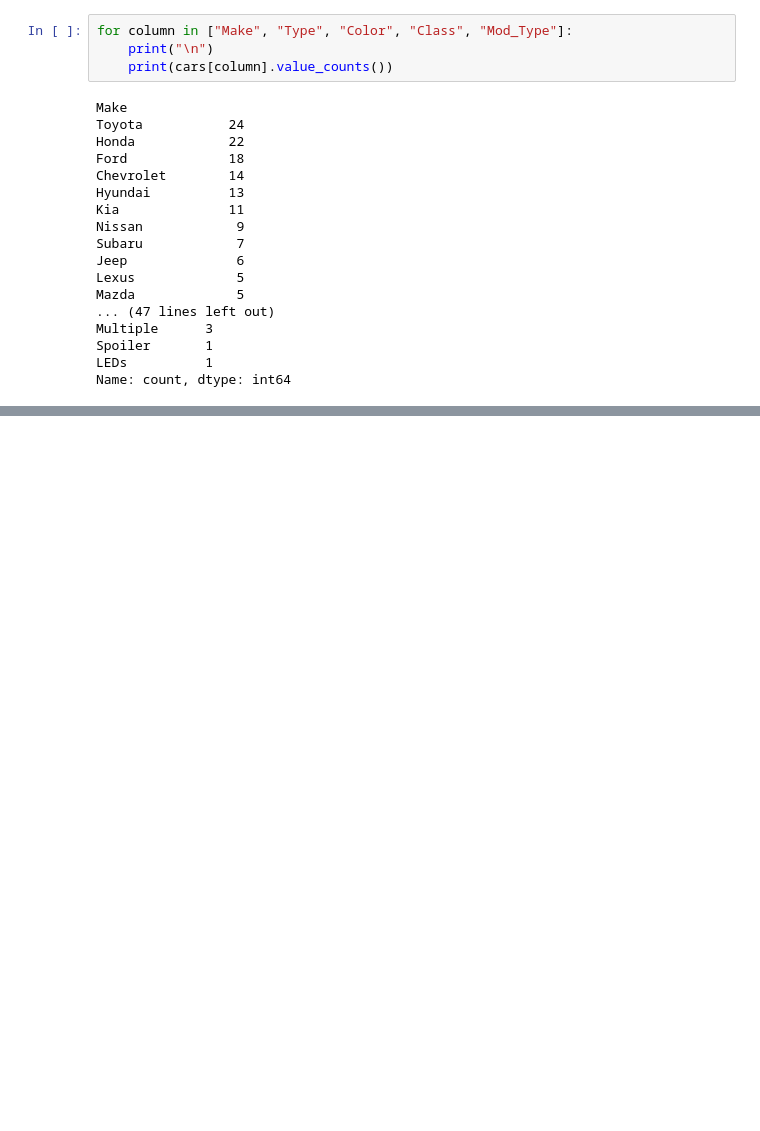
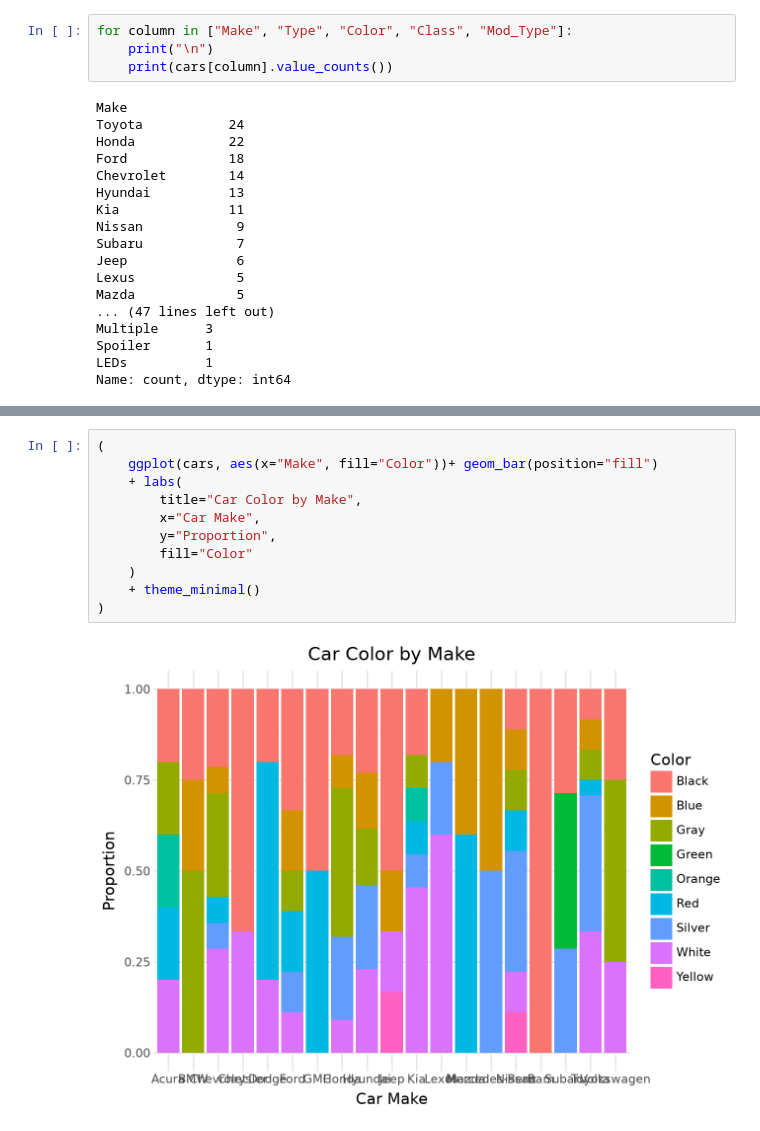
Before and after one commit to AuonNaqvi/CS-424-Assignment-2-AuonNaqvi, a Jupyter notebook: Task3EDA.ipynb, the cells around one changed output, grey strips where cells are left out. Saved outputs shown, nothing was run; the diff lists cells and outputs as text; blank space fills up the shorter version.

```diff
--- a/Task3EDA.ipynb
+++ b/Task3EDA.ipynb
@@ -92,0 +118,13 @@ Name: count, dtype: int64
+# %%
+(
+    ggplot(cars, aes(x="Make", fill="Color"))+ geom_bar(position="fill")
+    + labs(
+        title="Car Color by Make",
+        x="Car Make",
+        y="Proportion",
+        fill="Color"
+    )
+    + theme_minimal()
+)
+# %% [output]
+[figure, added]
```
Also changed, not shown: parts of 20 cells of this notebook, 9 other files.
